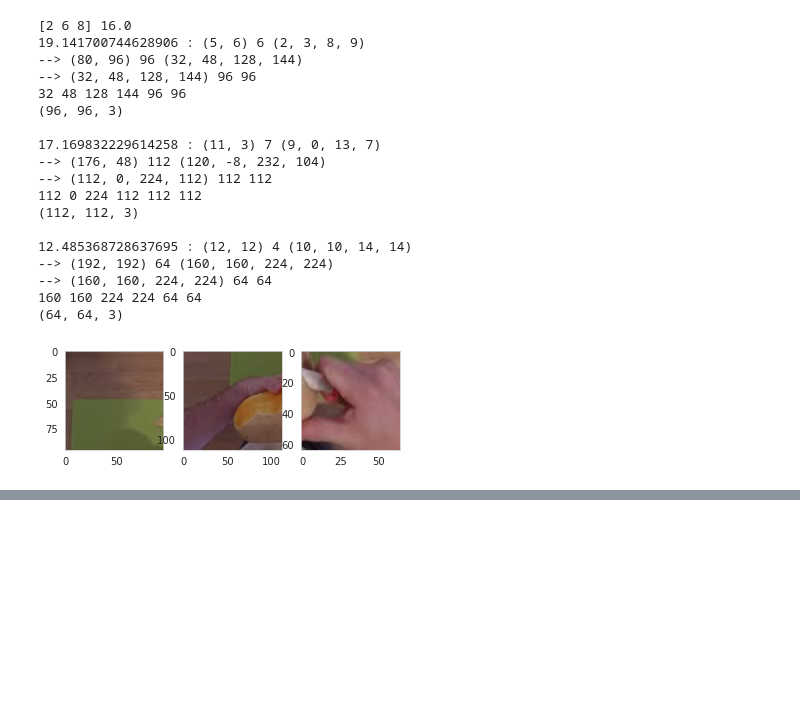
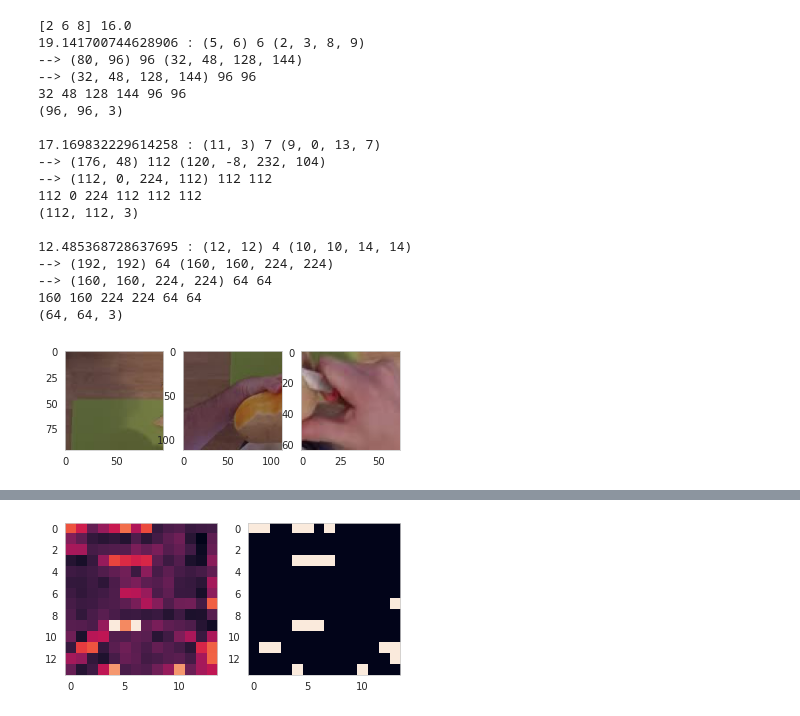
Before and after one commit to knmac/sparse_sensing_actreg, a Jupyter notebook: experiments/spatial_sampler.ipynb, the cells around one changed output, grey strips where cells are left out. Cells and saved outputs as stored; diff of their text form; code cells hidden in the pictures; blank space fills up the shorter version.

```diff
--- a/experiments/spatial_sampler.ipynb
+++ b/experiments/spatial_sampler.ipynb
@@ -401,0 +432,93 @@ run_experiment(model, val_loader, sample_id, top_k, alpha, beta, min_b_size, max
+# %%
+# Malisiewicz et al.
+def non_max_suppression_fast(boxes, overlapThresh):
+    # if there are no boxes, return an empty list
+    if len(boxes) == 0:
+        return []
+
+    # if the bounding boxes integers, convert them to floats --
+    # this is important since we'll be doing a bunch of divisions
+    if boxes.dtype.kind == "i":
+        boxes = boxes.astype("float")
+
+    # initialize the list of picked indexes
+    pick = []
+
+    # grab the coordinates of the bounding boxes
+    x1 = boxes[:,0]
+    y1 = boxes[:,1]
+    x2 = boxes[:,2]
+    y2 = boxes[:,3]
+
+    # compute the area of the bounding boxes and sort the bounding
+    # boxes by the bottom-right y-coordinate of the bounding box
+    area = (x2 - x1 + 1) * (y2 - y1 + 1)
+    idxs = np.argsort(y2)
+
+    # keep looping while some indexes still remain in the indexes
+    # list
+    while len(idxs) > 0:
+        # grab the last index in the indexes list and add the
+        # index value to the list of picked indexes
+        last = len(idxs) - 1
+        i = idxs[last]
+        pick.append(i)
+
+        # find the largest (x, y) coordinates for the start of
+        # the bounding box and the smallest (x, y) coordinates
+        # for the end of the bounding box
+        xx1 = np.maximum(x1[i], x1[idxs[:last]])
+        yy1 = np.maximum(y1[i], y1[idxs[:last]])
+        xx2 = np.minimum(x2[i], x2[idxs[:last]])
+        yy2 = np.minimum(y2[i], y2[idxs[:last]])
+
+        # compute the width and height of the bounding box
+        w = np.maximum(0, xx2 - xx1 + 1)
+        h = np.maximum(0, yy2 - yy1 + 1)
+
+        # compute the ratio of overlap
+        overlap = (w * h) / area[idxs[:last]]
+
+        # delete all indexes from the index list that have
+        idxs = np.delete(idxs, np.concatenate(([last],
+            np.where(overlap > overlapThresh)[0])))
+    # return only the bounding boxes that were picked using the
+    # integer data type
+    return boxes[pick].astype("int")
+
+
+attn_ = attn[0].mean(dim=0).cpu().detach().numpy()
+n_candidates = 20
+k_size = 7
+top_k = 3
+
+sort_idx = attn_.flatten().argsort()[::-1]
+mask = np.zeros(attn_.shape)
+bboxes = []
+for i in range(n_candidates):
+    pos = np.unravel_index(sort_idx[i], attn_.shape)
+    mask[pos] = 1
+
+    top = max(0, pos[0] - k_size//2)
+    left = max(0, pos[1] - k_size//2)
+    bottom = min(attn_.shape[-2], pos[0] + k_size//2)
+    right = min(attn_.shape[-1], pos[1] + k_size//2)
+
+    bboxes.append((top, left, bottom, right))
+
+bboxes = np.array(bboxes)
+fig, axes = plt.subplots(1, 2)
+axes[0].imshow(attn_)
+axes[1].imshow(mask)
+
+# Non-maximum suppression
+bboxes_nms = non_max_suppression_fast(bboxes, 0.7)
+fig, axes = plt.subplots(1, len(bboxes_nms), figsize=(20, 5))
+for i in range(len(bboxes_nms)):
+    top, left, bottom, right = bboxes_nms[i]
+    tmp = np.zeros(attn_.shape)
+    tmp[top:bottom, left:right] = attn_[top:bottom, left:right]
+    axes[i].imshow(tmp)
+    axes[i].set_xlabel(attn_[top:bottom, left:right].shape)
+# %% [output]
+[figure, added]
```
Also changed, not shown: parts of 9 cells of this notebook.
